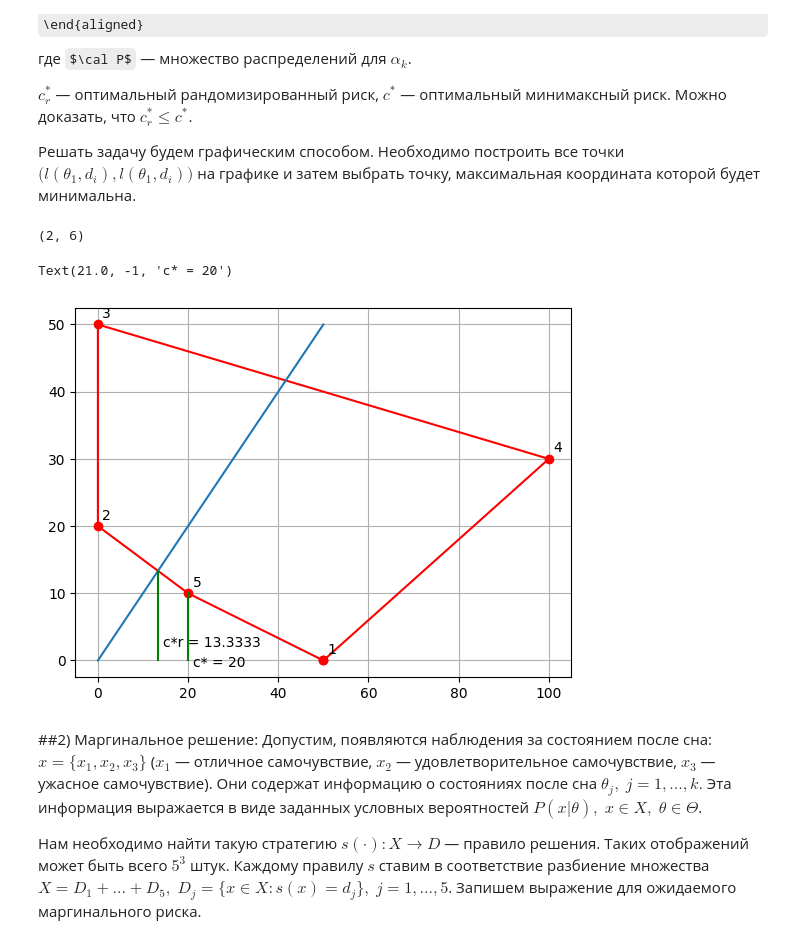
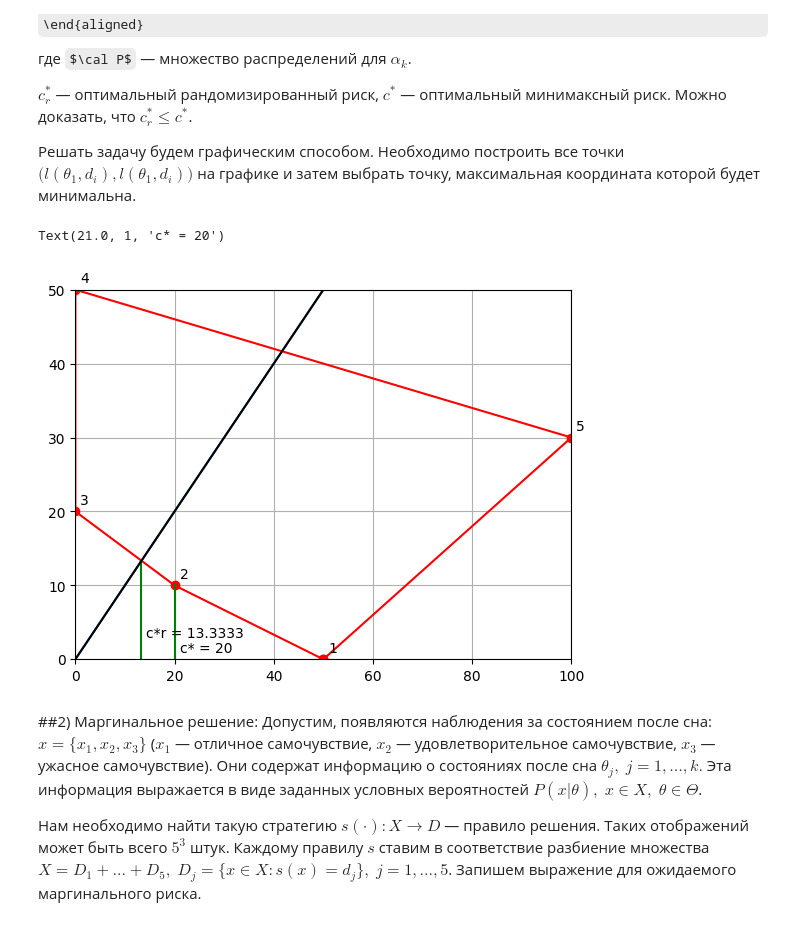
Before and after one commit to fisherj1/OMM, a Jupyter notebook: ТВМАИИДИ.ipynb, the cells around one changed output. Saved outputs shown, nothing was run; the diff lists cells and outputs as text; code cells hidden in the pictures; some formulas as TeX source.

```diff
--- a/ТВМАИИДИ.ipynb
+++ b/ТВМАИИДИ.ipynb
@@ -44,25 +44,24 @@ $c_r^*$ — оптимальный рандомизированный риск,
 # %%
 import numpy as np
 import matplotlib.pyplot as plt
 L = np.array([[50, 20, 0, 0, 100, 50],
               [0, 10, 20, 50, 30, 0]])
-print(L.shape)
-
+plt.xlim([0, 100])
+plt.ylim([0, 50])
 plt.plot(L[0], L[1], 'ro-')
 plt.grid(True)
 plt.plot([0, 50], [0, 50])
 plt.plot([13.3333, 13.3333], [13.3333, 0], color='green')
 plt.plot([20, 20], [10, 0], color = 'green')
-points = [1, 5, 2, 3, 4]
+plt.axline((0, 0), slope=1, color="black")
+points = [1, 2, 3, 4, 5]
 for i in range(5):
   plt.text(L[0, i]+1, L[1, i]+1,  f"{points[i]}")
-
-plt.text(13.3333+1, 2, f"c*r = {13.3333}")
-plt.text(20.+1, -1, f"c* = {20}")
+plt.text(13.3333+1, 3, f"c*r = {13.3333}")
+plt.text(20.+1, 1, f"c* = {20}")
 # %% [output]
-(2, 6)
+Text(21.0, 1, 'c* = 20')
-Text(21.0, -1, 'c* = 20')
-[figure, old version]
+[figure, new version]
 # %% [markdown]
 ##2) Маргинальное решение:
 Допустим, появляются наблюдения за состоянием после сна: $x = \{x_1, x_2, x_3\}$ ($x_1$ — отличное самочувствие, $x_2$ — удовлетворительное самочувствие, $x_3$ — ужасное самочувствие). Они содержат информацию о состояниях после сна $θ_j, \; j = 1, \dots, k.$ Эта информация выражается в виде заданных условных вероятностей $P(x|θ), \; x ∈ X, \; θ ∈ \Theta$.
```
Also changed, not shown: parts of 15 cells of this notebook.
